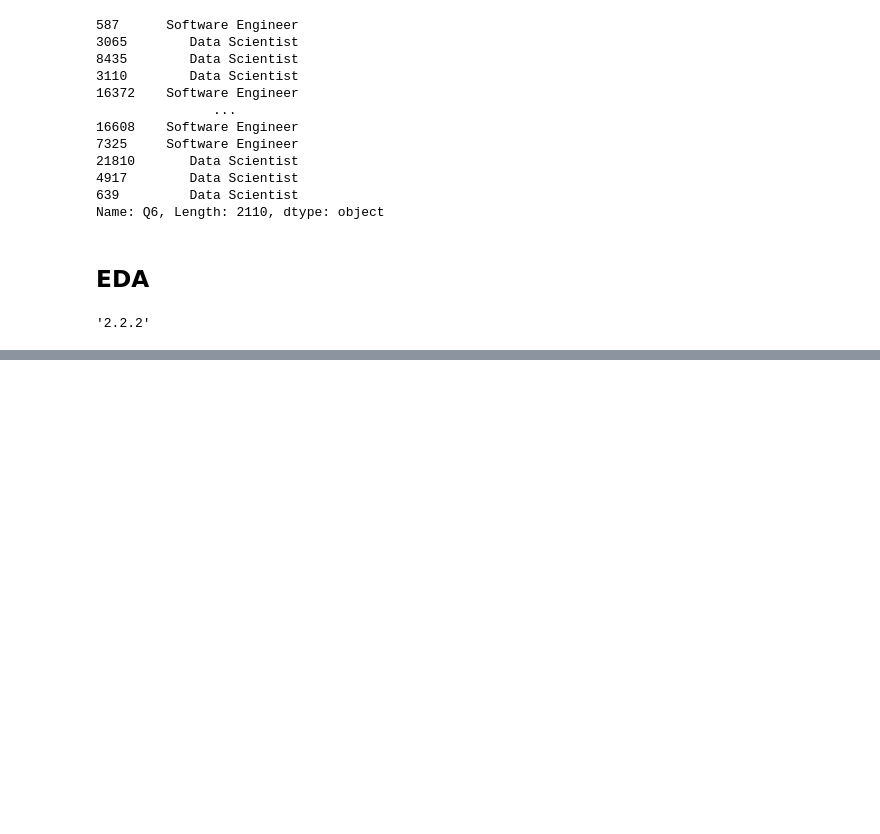
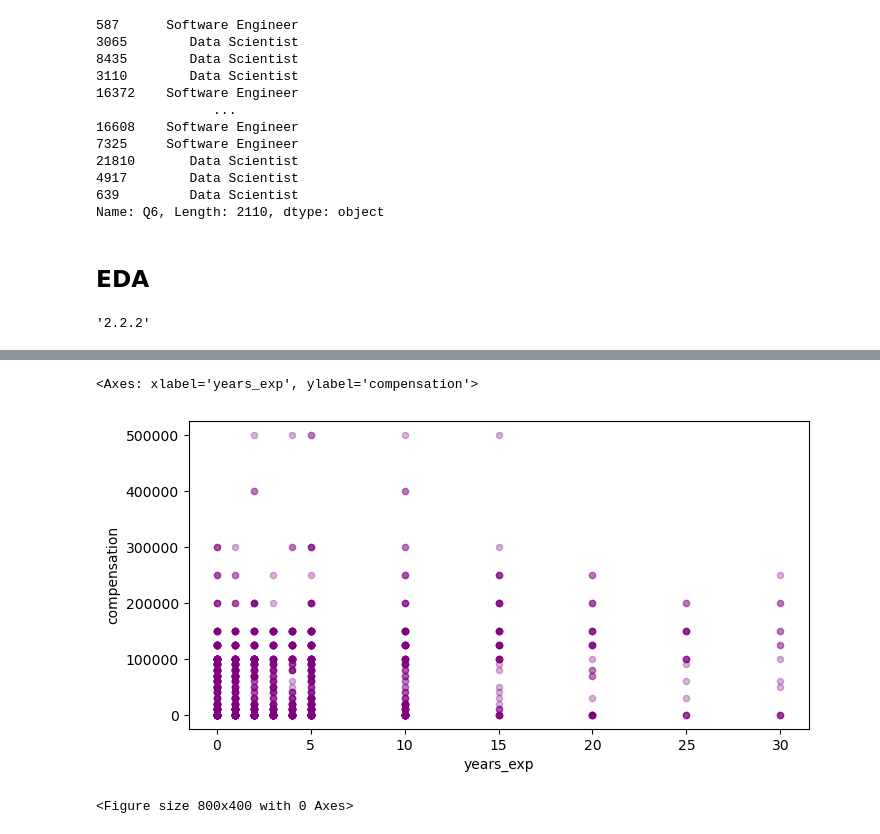
Before and after one commit to ldselvera/effective-xgboost, a Jupyter notebook: notebooks/datasets.ipynb, the cells around one changed output, grey strips where cells are left out. Cells and saved outputs as stored; diff of their text form; code cells hidden in the pictures; blank space fills up the shorter version.

```diff
--- a/notebooks/datasets.ipynb
+++ b/notebooks/datasets.ipynb
@@ -267,0 +292,8 @@ pd.__version__
+# %%
+fig, ax = plt.subplots(figsize=(8, 4))
+(X_train
+ .plot.scatter(x='years_exp', y='compensation', alpha=.3, ax=ax, c='purple')
+)
+# %% [output]
+<Axes: xlabel='years_exp', ylabel='compensation'>
+[figure, added]
@@ -267,0 +302,4 @@ pd.__version__
+# %%
+fig = plt.figure(figsize=(8, 4))
+# %% [output]
+<Figure size 800x400 with 0 Axes>
```
Also changed, not shown: parts of 7 cells of this notebook.
